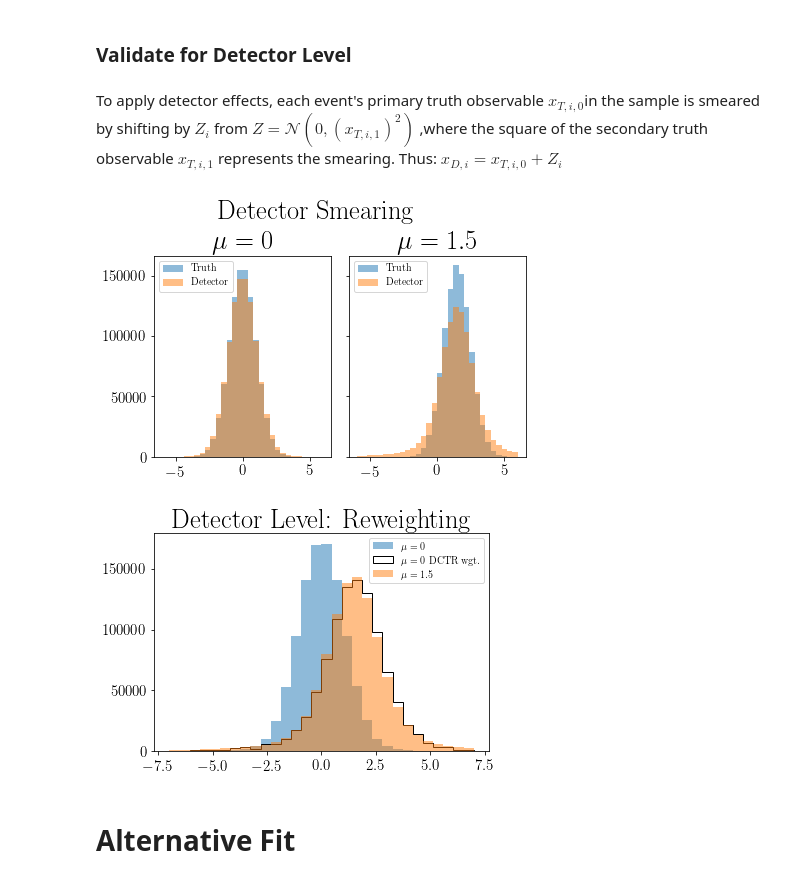
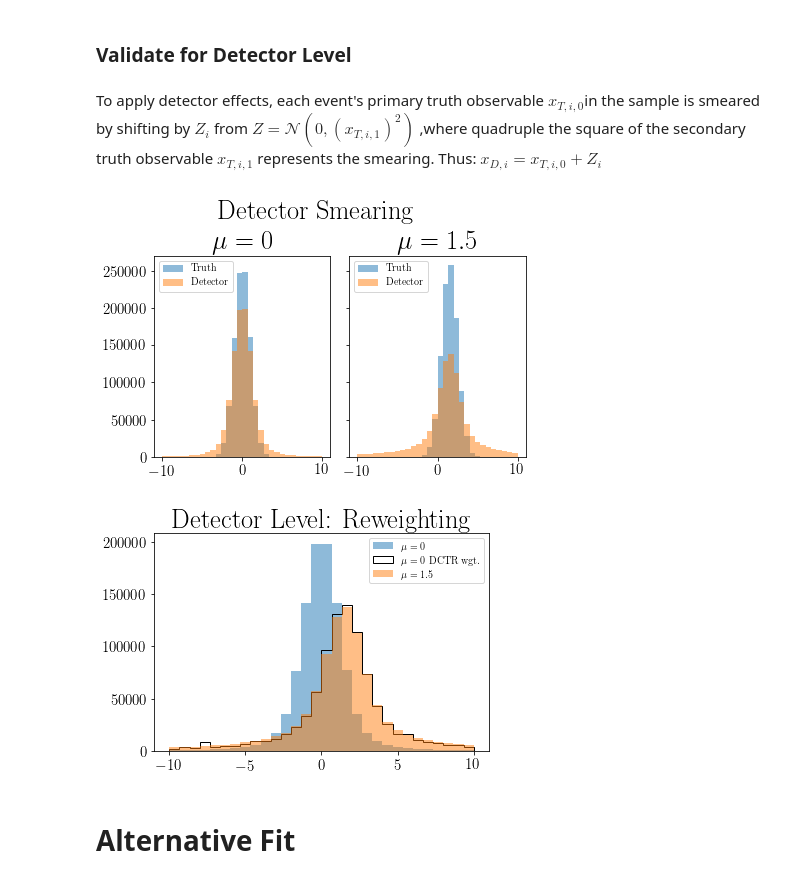
Before and after one commit to hep-lbdl/SRGN, a Jupyter notebook: GaussianExamples/GaussianAltFit-1D-ThetaDependentDetectorEffects.ipynb, the cells around one changed output. Saved outputs shown, nothing was run; the diff lists cells and outputs as text; code cells hidden in the pictures.

```diff
--- a/GaussianExamples/GaussianAltFit-1D-ThetaDependentDetectorEffects.ipynb
+++ b/GaussianExamples/GaussianAltFit-1D-ThetaDependentDetectorEffects.ipynb
@@ -265,15 +265,17 @@ plt.show()
 # %% [markdown]
 ### Validate for Detector Level
 # %% [markdown]
-To apply detector effects, each event's primary truth observable $x_{T,i,0}$in the sample is smeared by shifting by $Z_{i}$ from $Z = \mathcal{N}(0,(x_{T,i,1})^2)$ ,where the square of the secondary truth observable $x_{T,i,1}$ represents the smearing. Thus: $x_{D,i} = x_{T,i,0} + Z_{i}$
+To apply detector effects, each event's primary truth observable $x_{T,i,0}$in the sample is smeared by shifting by $Z_{i}$ from $Z = \mathcal{N}(0,(x_{T,i,1})^2)$ ,where quadruple the square of the secondary truth observable $x_{T,i,1}$ represents the smearing. Thus: $x_{D,i} = x_{T,i,0} + Z_{i}$
 # %%
 # Generate detector level by smearing truth
 
-X0_val_D = np.array([(x[0] + np.random.normal(0, x[1]**2))
+X0_val_D = np.array([(x[0] + np.random.normal(0, 4*x[1]**2))
                      for x in X0_val_T])  # Detector smearing
-X1_val_D = np.array([(x[0] + np.random.normal(0, x[1]**2))
+X1_val_D = np.array([(x[0] + np.random.normal(0, 4*x[1]**2))
                      for x in X1_val_T])  # Detector smearing
 # %%
+bins = np.linspace(-10, 10, 31)
+
 fig, axs = plt.subplots(1, 2, sharey=True, constrained_layout=True)
 fig.suptitle('Detector Smearing')
 axs[0].set_title('$\mu=0$')
@@ -286,23 +288,24 @@ axs[1].hist(X1_val_D, bins=bins, alpha=0.5, label='Detector')
 axs[1].legend(prop=fontP, loc='upper left')
 fig.show()
 # %% [output]
-[figure, old version]
+[figure, new version]
 # %%
-bins = np.linspace(-7, 7, 31)
+bins = np.linspace(-10, 10, 31)
+
 plt.hist(X0_val_D, bins=bins, alpha=0.5, label=r'$\mu=0$')
 plt.hist(X0_val_D,
          bins=bins,
          label=r'$\mu=0$ DCTR wgt.',
          weights=weights_val,
          histtype='step',
          color='k')
 plt.hist(X1_val_D, bins=bins, alpha=0.5, label=r'$\mu={}$'.format(mu1))
 plt.legend(prop=fontP)
 plt.title("Detector Level: Reweighting")
 #plt.savefig("GaussianAltFit-1D-ThetaDependentDetectorEffects-Detector-Level:Reweighting.png")
 plt.show()
 # %% [output]
-[figure, old version]
+[figure, new version]
 # %% [markdown]
 # Alternative Fit
 # %% [markdown]
```
Also changed, not shown: parts of 33 cells of this notebook.
